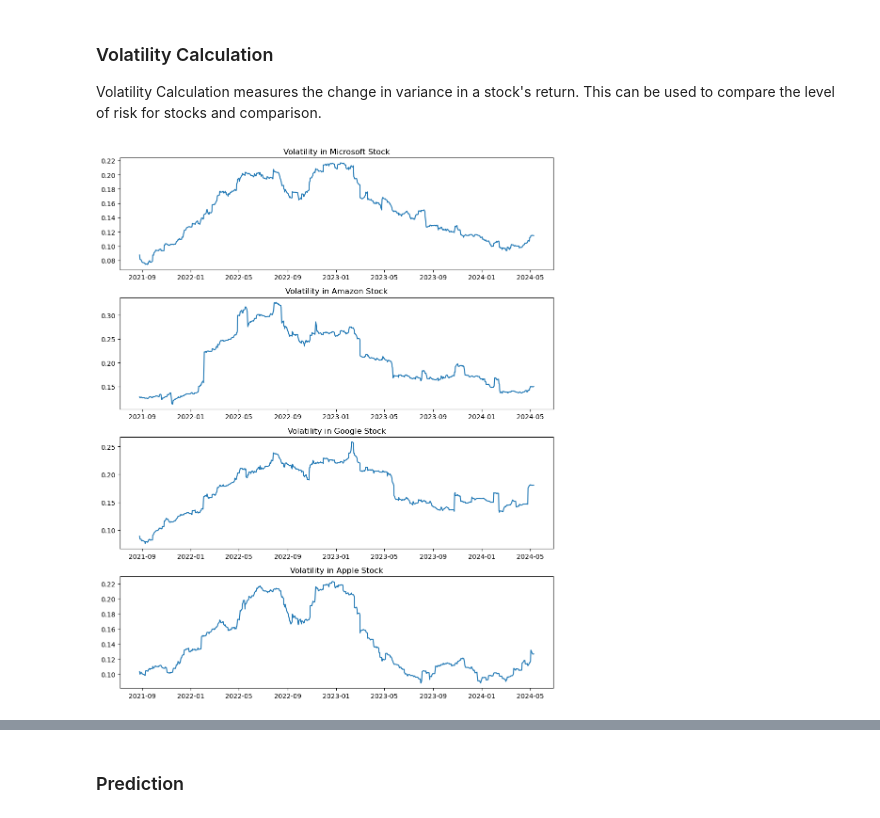
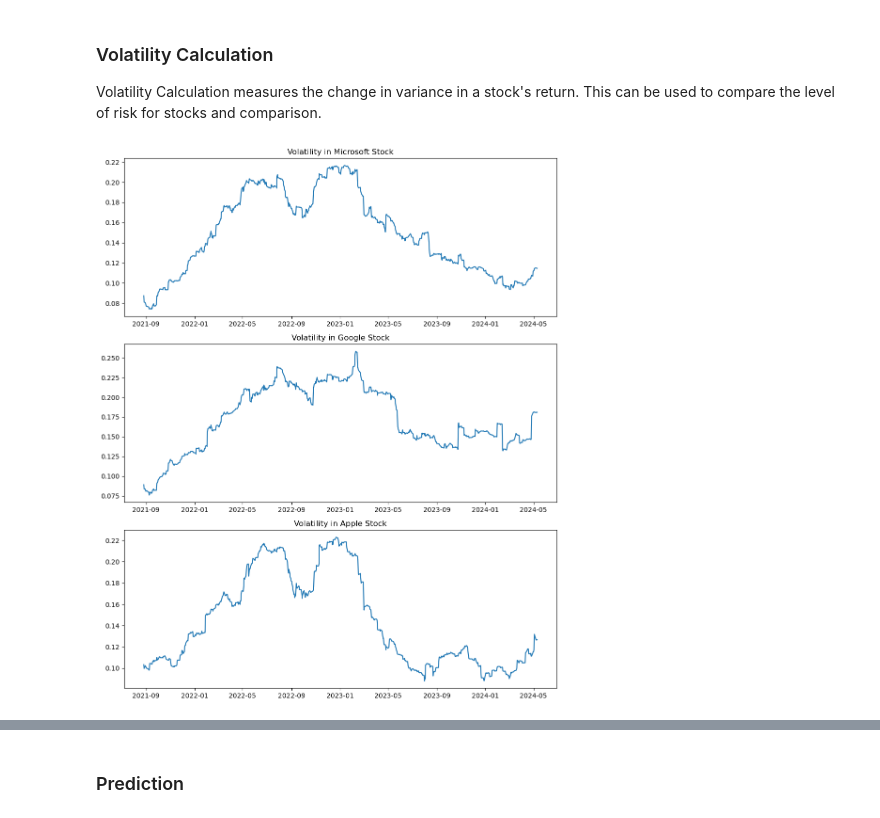
Before and after one commit to Kestrel86/Stock_Analysis, a Jupyter notebook: Reports/report_5-6_5-10.ipynb, the cells around one changed output, grey strips where cells are left out. Cells and saved outputs as stored; diff of their text form; code cells hidden in the pictures.

```diff
--- a/Reports/report_5-6_5-10.ipynb
+++ b/Reports/report_5-6_5-10.ipynb
@@ -414,7 +414,6 @@ ma_day = [10, 50, 100]
 for ma in ma_day:
     column_name = f"MA for {ma} days"
     df_msft[column_name] = df_msft['Adj Close'].rolling(ma).mean()
-    df_amzn[column_name] = df_amzn['Adj Close'].rolling(ma).mean()
     df_goog[column_name] = df_goog['Adj Close'].rolling(ma).mean()
     df_aapl[column_name] = df_aapl['Adj Close'].rolling(ma).mean()
 # %%
@@ -446,21 +440,18 @@ vol_amzn = df_amzn['Adj Close'].pct_change().rolling(min_periods).std() * np.sqr
 vol_goog = df_goog['Adj Close'].pct_change().rolling(min_periods).std() * np.sqrt(min_periods)
 vol_aapl = df_aapl['Adj Close'].pct_change().rolling(min_periods).std() * np.sqrt(min_periods)
 # %%
-fig, axs = plt.subplots(4, 1, figsize=(10,12))
+fig, axs = plt.subplots(3, 1, figsize=(10,12))
 
 axs[0].plot(vol_msft)
 axs[0].set_title('Volatility in Microsoft Stock')
 
-axs[1].plot(vol_amzn)
-axs[1].set_title('Volatility in Amazon Stock')
+axs[1].plot(vol_goog)
+axs[1].set_title('Volatility in Google Stock')
 
-axs[2].plot(vol_goog)
-axs[2].set_title('Volatility in Google Stock')
-
-axs[3].plot(vol_aapl)
-axs[3].set_title('Volatility in Apple Stock')
+axs[2].plot(vol_aapl)
+axs[2].set_title('Volatility in Apple Stock')
 
 plt.tight_layout()
 plt.show()
 # %% [output]
-[figure, old version]
+[figure, new version]
```
Also changed, not shown: parts of 32 cells of this notebook, 1 other file.
